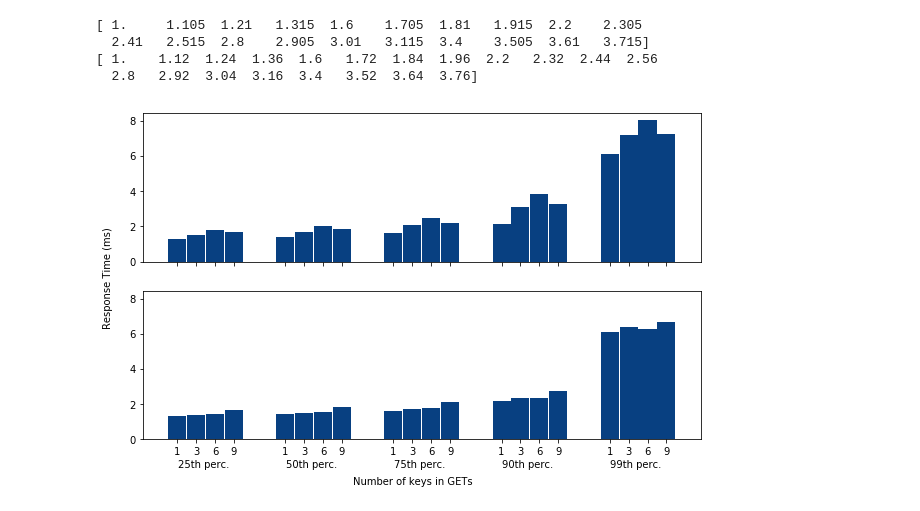
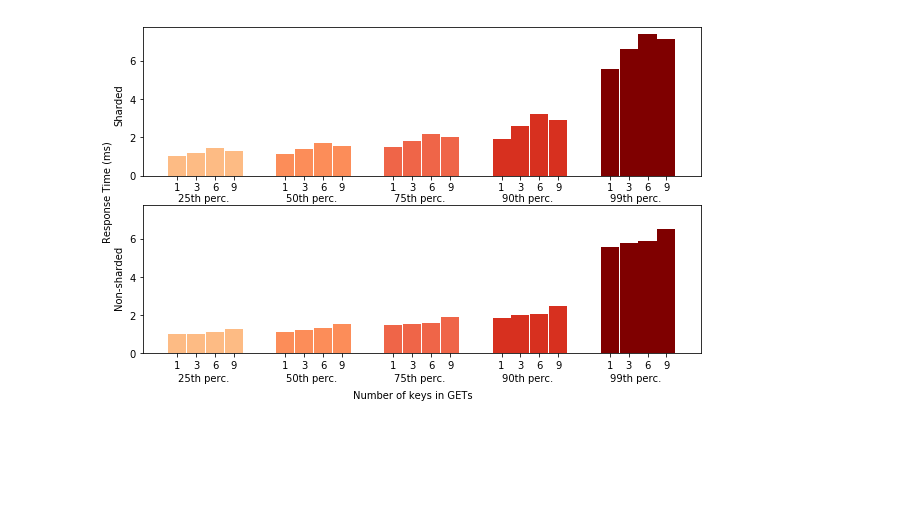
Before and after one commit to flock0/eth-asl, a Jupyter notebook: bash/5_multigets/postprocessing/histogram.ipynb, the cells around one changed output. Drawn from its saved outputs; the diff is of its cells as text; code cells hidden in the pictures; blank space fills up the shorter version.

```diff
--- a/bash/5_multigets/postprocessing/histogram.ipynb
+++ b/bash/5_multigets/postprocessing/histogram.ipynb
@@ -67,7 +67,7 @@ reps = 3
 exp_filepaths = [[os.path.join(exp5_2_dir, experiment, str(rep), logfiles) for rep in range(1, reps+1) for logfiles in client_logfiles] for experiment in experiments]
 exp_histograms = [[np.array(extract_GET_histogram(filepath), dtype=float) for filepath in filepaths] for filepaths in exp_filepaths]
 exp_throughputs = [[extract_GET_throughput(filepath) for filepath in filepaths] for filepaths in exp_filepaths]
-hist_data_nonsharded = [calculate_responsetime_percentiles(histograms, throughputs, granularity) for histograms, throughputs in zip(exp_histograms, exp_throughputs)]
+hist_data_nonsharded = [combine_multiple_histograms(histograms, throughputs, granularity) for histograms, throughputs in zip(exp_histograms, exp_throughputs)]
 # %%
 # Plot total histograms
 xrng = [0, 4]
@@ -95,24 +107 @@ def extract_percentiles(hist_data, multigets, percentiles):
     return pd.DataFrame(data=percentile_list, columns=['multigets', 'percentile', 'responsetime'])
-# %%
-sharded_plot_percentiles = extract_percentiles(hist_data_sharded, multigets, desired_percentiles)
-nonsharded_plot_percentiles = extract_percentiles(hist_data_nonsharded, multigets, desired_percentiles)
-
-x = [1,2,3,4]
-color_cycler = cycler('color', ['#9ebcda', '#8c6bb1', '#88419d', '#4d004b'])
-def plot_percentiles_lines(ax, data):
-    ax.set_prop_cycle(color_cycler)
-    for key, grp in data.groupby(['percentile']):
-        ax.plot(x, grp['responsetime'], marker='o')
-    ax.set_xlabel("Number of keys in GETs")
-    ax.set_ylabel("Response Time (ms)")
-    ax.set_ylim([0,10])
-    ax.set_xlim([0.5,4.5])
-    ax.set_xticks(x)
-    ax.set_xticklabels(('1', '3', '6', '9'))
-    plt.grid()
-
-fig, axes = plt.subplots(2, sharex=True, sharey=True, figsize=(6, 10))
-plot_percentiles_lines(axes[0], sharded_plot_percentiles)
-plot_percentiles_lines(axes[1], nonsharded_plot_percentiles)
-plt.grid()
-plt.show()
@@ -121,45 +113,45 @@ plt.show()
 # %%
-sharded_plot_percentiles
-
 width=0.1
 gap = 0.6
 bargap=0.005
 x = np.concatenate([np.arange(start=1+(i*gap), stop=1+(i*gap)+4*(width+bargap), step=(width+bargap)) for i in range(0, 5)])
-print(x)
-print(x2)
 #for i in range(0,5):
 #    print(x[(4*i):(4*i)+4])
 def plot_percentiles_bar(ax, data):
-
+    color_cycler = cycler('color', ['#fdbb84', '#fc8d59', '#ef6548', '#d7301f', '#7f0000'])
+    ax.set_prop_cycle(color_cycler)
     for i, (key, grp) in enumerate(data.groupby(['percentile'])):
-
-        ax.bar(x[(4*i):(4*i)+4], grp['responsetime'], width=width, color='#084081')
+        ax.bar(x[(4*i):(4*i)+4], grp['responsetime'], width=width)
         #ax.set_ylim([0,10])
         #ax.set_xlim([0.5,4.5])
         ax.set_xticks(x)
         #ax.set_xticklabels(grp['multigets'])
         ax.set_xticklabels(('1', '3', '6', '9', '1', '3', '6', '9', '1', '3', '6', '9', '1', '3', '6', '9', '1', '3', '6', '9'))
 
 
-fig, axes = plt.subplots(2, sharex=True, sharey=True, figsize=(10, 6))
+fig, axes = plt.subplots(2, sharex=False, sharey=True, figsize=(10, 6))
 
 plot_percentiles_bar(axes[0], sharded_plot_percentiles)
 plot_percentiles_bar(axes[1], nonsharded_plot_percentiles)
 
 fig.text(0.5, 0.02, 'Number of keys in GETs', ha='center')
 fig.text(0.07, 0.5, 'Response Time (ms)', va='center', rotation='vertical')
+fig.text(0.085, 0.7, 'Sharded', va='center', rotation='vertical')
+fig.text(0.085, 0.3, 'Non-sharded', va='center', rotation='vertical')
 fig.text(0.21, 0.06, '25th perc.', ha='center')
 fig.text(0.36, 0.06, '50th perc.', ha='center')
 fig.text(0.51, 0.06, '75th perc.', ha='center')
 fig.text(0.66, 0.06, '90th perc.', ha='center')
 fig.text(0.81, 0.06, '99th perc.', ha='center')
+fig.text(0.21, 0.477, '25th perc.', ha='center')
+fig.text(0.36, 0.477, '50th perc.', ha='center')
+fig.text(0.51, 0.477, '75th perc.', ha='center')
+fig.text(0.66, 0.477, '90th perc.', ha='center')
+fig.text(0.81, 0.477, '99th perc.', ha='center')
 plt.show()
+fig.savefig("./graphs/exp5/responsetime_percentiles.png", dpi=300)
 # %% [output]
-[ 1.     1.105  1.21   1.315  1.6    1.705  1.81   1.915  2.2    2.305
-  2.41   2.515  2.8    2.905  3.01   3.115  3.4    3.505  3.61   3.715]
-[ 1.    1.12  1.24  1.36  1.6   1.72  1.84  1.96  2.2   2.32  2.44  2.56
-  2.8   2.92  3.04  3.16  3.4   3.52  3.64  3.76]
-[figure, old version]
+[figure, new version]
 # %%
 # Get response times from MW for 6 multigets
 def gather_requests(exp_dir, reps, middlewares):
```
Also changed, not shown: parts of 18 cells of this notebook, 4 other files.
